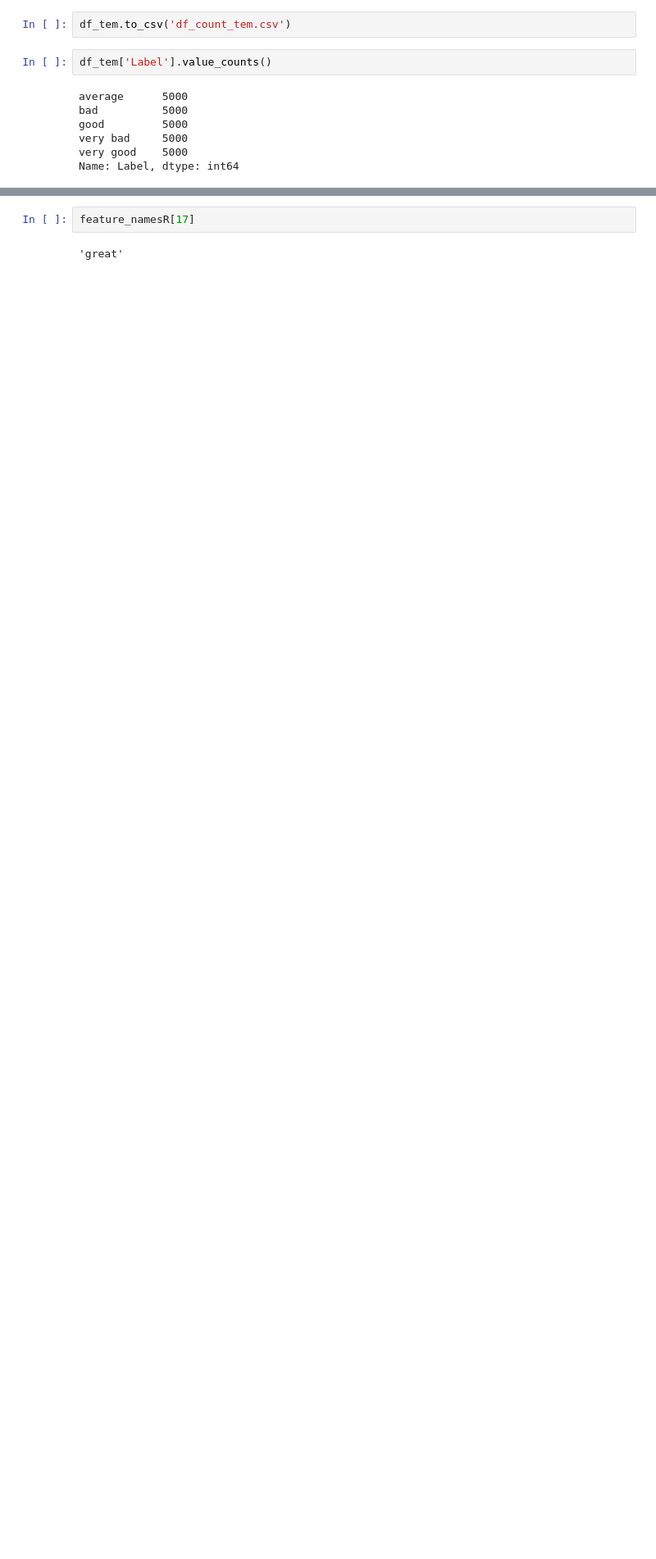
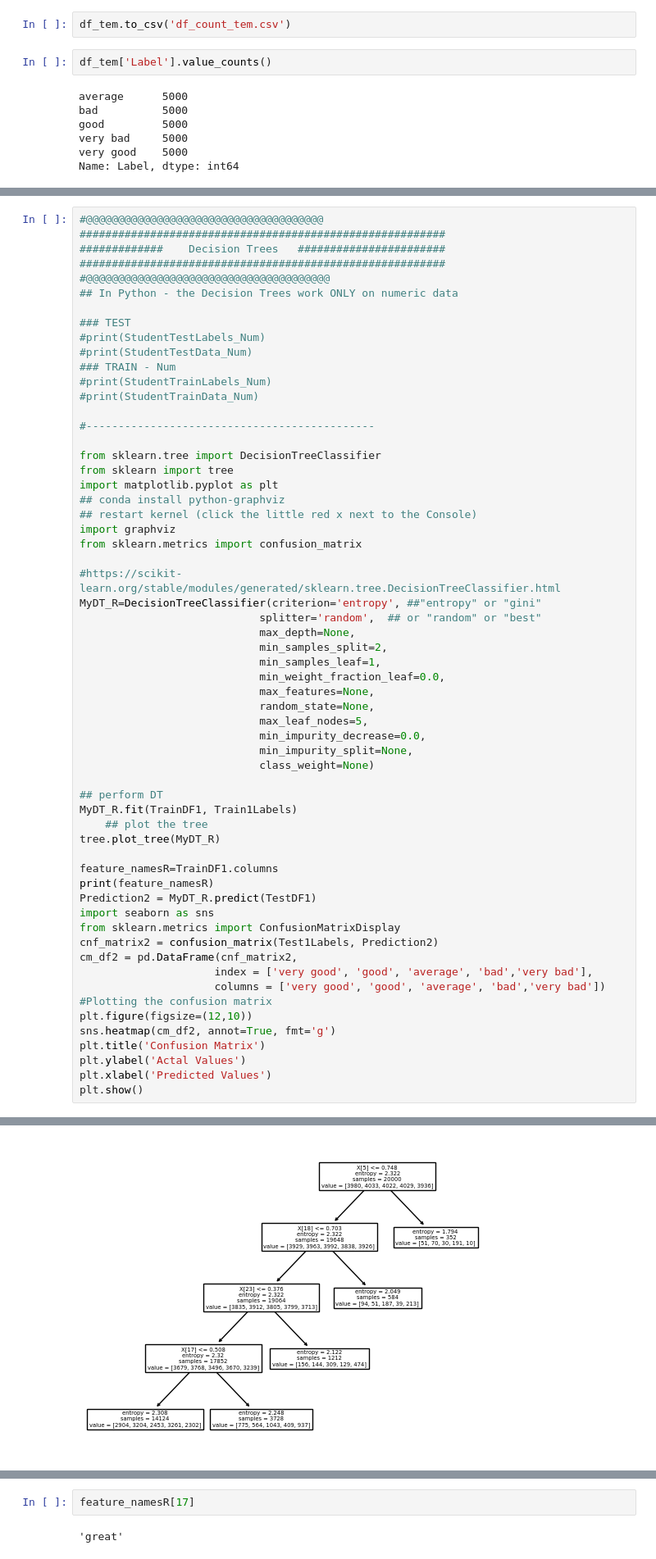
Before and after one commit to XingyuChenTim/project-port, a Jupyter notebook: dt_nb_svm.ipynb, the cells around one changed output, grey strips where cells are left out. Shown at 82% size. Saved outputs shown, nothing was run; the diff lists cells and outputs as text; blank space fills up the shorter version.

```diff
--- a/dt_nb_svm.ipynb
+++ b/dt_nb_svm.ipynb
@@ -364,0 +382,61 @@ Index(['amazing', 'app', 'application', 'awesome', 'bad', 'ban', 'cool',
+# %%
+#@@@@@@@@@@@@@@@@@@@@@@@@@@@@@@@@@@@@@
+#########################################################
+#############    Decision Trees   #######################
+#########################################################
+#@@@@@@@@@@@@@@@@@@@@@@@@@@@@@@@@@@@@@@
+## In Python - the Decision Trees work ONLY on numeric data
+
+### TEST
+#print(StudentTestLabels_Num)
+#print(StudentTestData_Num)
+### TRAIN - Num
+#print(StudentTrainLabels_Num)
+#print(StudentTrainData_Num)
+
+#---------------------------------------------
+
+from sklearn.tree import DecisionTreeClassifier
+from sklearn import tree
+import matplotlib.pyplot as plt
+## conda install python-graphviz
+## restart kernel (click the little red x next to the Console)
+import graphviz
+from sklearn.metrics import confusion_matrix
+
+#https://scikit-learn.org/stable/modules/generated/sklearn.tree.DecisionTreeClassifier.html
+MyDT_R=DecisionTreeClassifier(criterion='entropy', ##"entropy" or "gini"
+                            splitter='random',  ## or "random" or "best"
+                            max_depth=None,
+                            min_samples_split=2,
+                            min_samples_leaf=1,
+                            min_weight_fraction_leaf=0.0,
+                            max_features=None,
+                            random_state=None,
+                            max_leaf_nodes=5,
+                            min_impurity_decrease=0.0,
+                            min_impurity_split=None,
+                            class_weight=None)
+
+## perform DT
+MyDT_R.fit(TrainDF1, Train1Labels)
+    ## plot the tree
+tree.plot_tree(MyDT_R)
+
+feature_namesR=TrainDF1.columns
+print(feature_namesR)
+Prediction2 = MyDT_R.predict(TestDF1)
+import seaborn as sns
+from sklearn.metrics import ConfusionMatrixDisplay
+cnf_matrix2 = confusion_matrix(Test1Labels, Prediction2)
+cm_df2 = pd.DataFrame(cnf_matrix2,
+                     index = ['very good', 'good', 'average', 'bad','very bad'],
+                     columns = ['very good', 'good', 'average', 'bad','very bad'])
+#Plotting the confusion matrix
+plt.figure(figsize=(12,10))
+sns.heatmap(cm_df2, annot=True, fmt='g')
+plt.title('Confusion Matrix')
+plt.ylabel('Actal Values')
+plt.xlabel('Predicted Values')
+plt.show()
+# %% [output]
@@ -364,0 +451 @@ Index(['amazing', 'app', 'application', 'awesome', 'bad', 'ban', 'cool',
+[figure, added]
```
Also changed, not shown: parts of 12 cells of this notebook, 13 other files.
